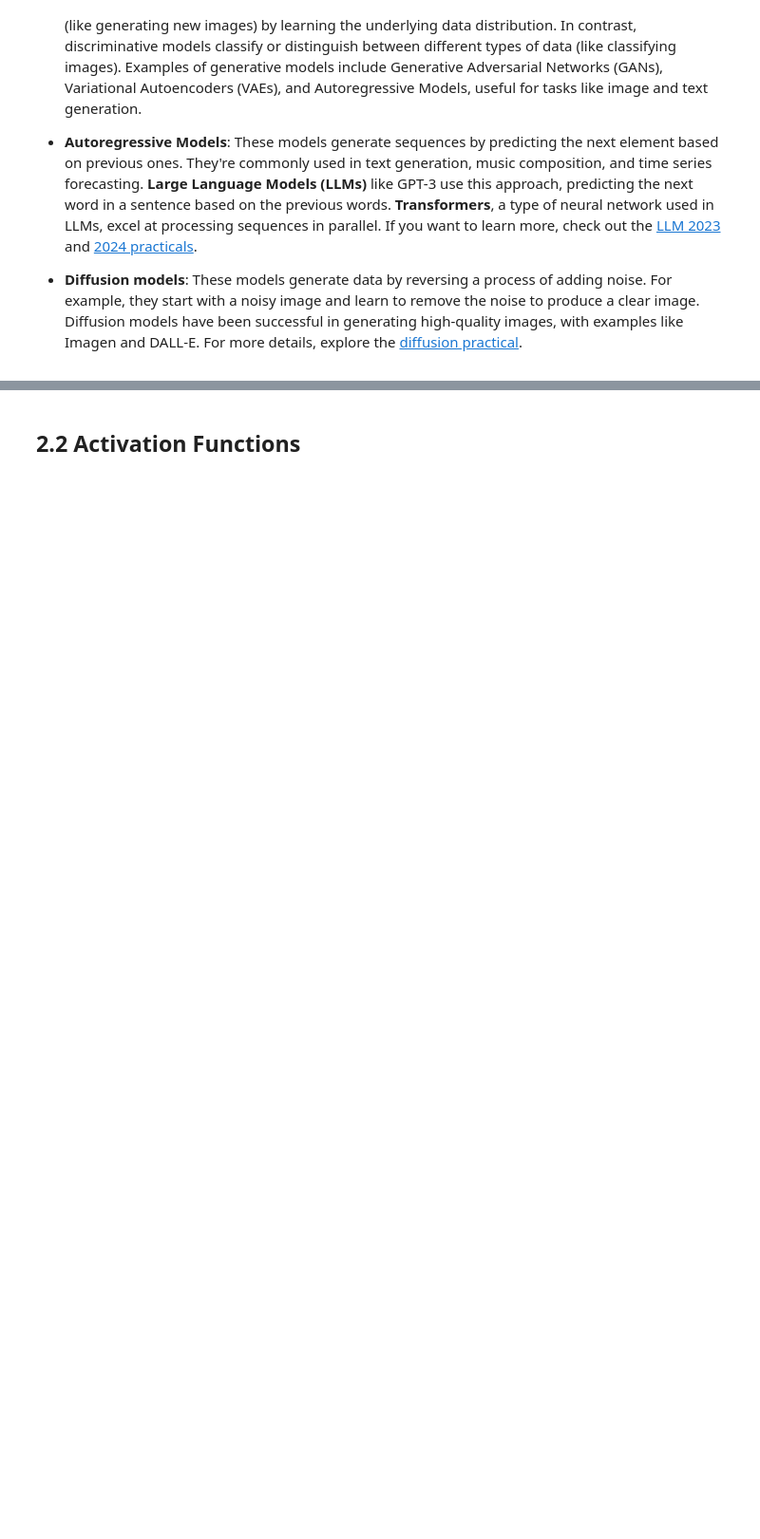
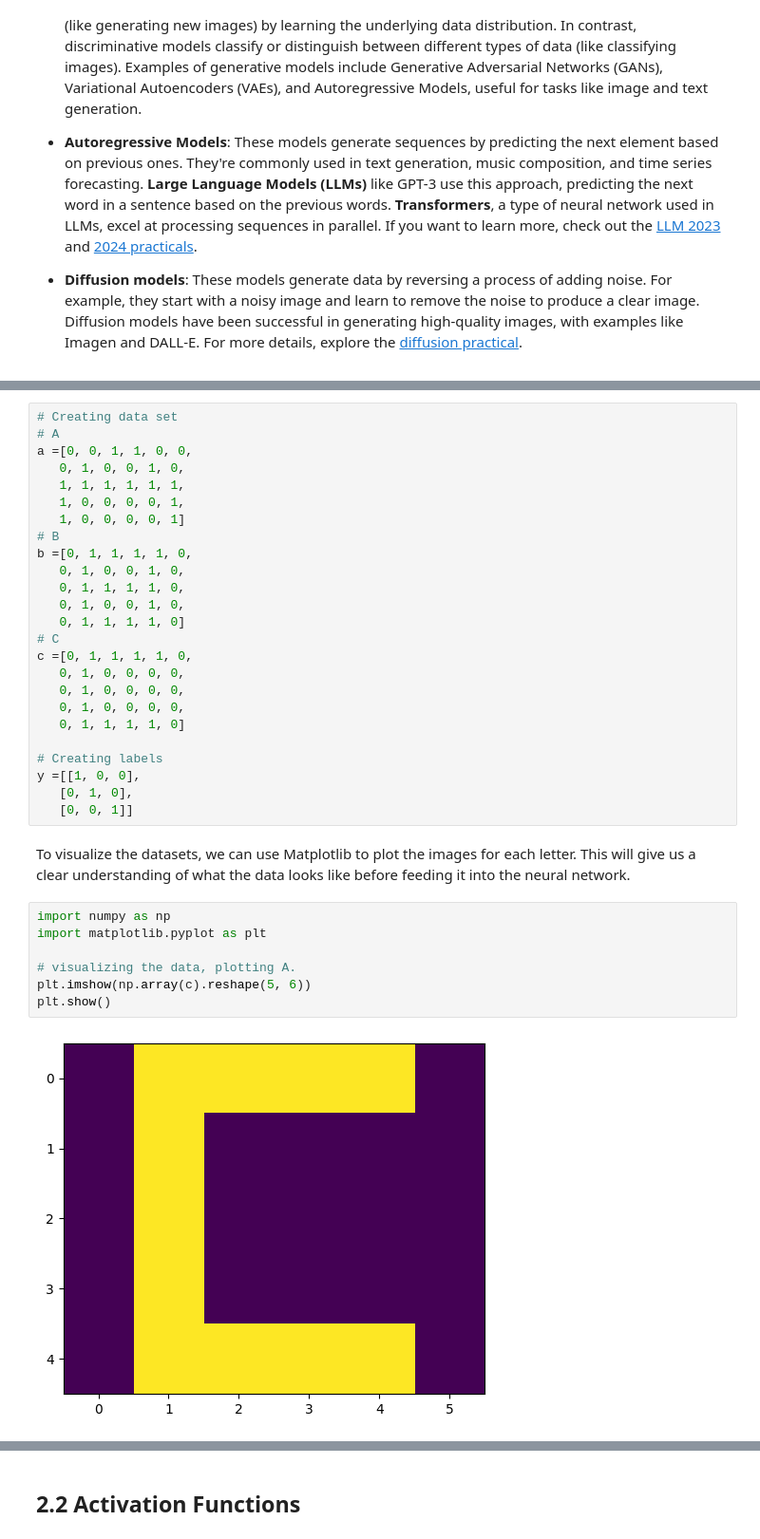
Before and after one commit to deep-learning-indaba/indaba-pracs-2025, a Jupyter notebook: Introduction_to_Deep_Learning.ipynb, the cells around one changed output, grey strips where cells are left out. Shown at 95% size. Drawn from its saved outputs; the diff is of its cells as text; folded sections open; blank space fills up the shorter version.

Commit message:
chore: first draft with a NN using numpy

```diff
--- a/Introduction_to_Deep_Learning.ipynb
+++ b/Introduction_to_Deep_Learning.ipynb
@@ -419,0 +470,36 @@ TODO: Describe MLP architeture and its components
+# %%
+# Creating data set
+# A
+a =[0, 0, 1, 1, 0, 0,
+   0, 1, 0, 0, 1, 0,
+   1, 1, 1, 1, 1, 1,
+   1, 0, 0, 0, 0, 1,
+   1, 0, 0, 0, 0, 1]
+# B
+b =[0, 1, 1, 1, 1, 0,
+   0, 1, 0, 0, 1, 0,
+   0, 1, 1, 1, 1, 0,
+   0, 1, 0, 0, 1, 0,
+   0, 1, 1, 1, 1, 0]
+# C
+c =[0, 1, 1, 1, 1, 0,
+   0, 1, 0, 0, 0, 0,
+   0, 1, 0, 0, 0, 0,
+   0, 1, 0, 0, 0, 0,
+   0, 1, 1, 1, 1, 0]
+
+# Creating labels
+y =[[1, 0, 0],
+   [0, 1, 0],
+   [0, 0, 1]]
+# %% [markdown]
+To visualize the datasets, we can use Matplotlib to plot the images for each letter. This will give us a clear understanding of what the data looks like before feeding it into the neural network.
+# %%
+import numpy as np
+import matplotlib.pyplot as plt
+
+# visualizing the data, plotting A.
+plt.imshow(np.array(c).reshape(5, 6))
+plt.show()
+# %% [output]
+[figure, added]
```
Also changed, not shown: parts of 24 cells of this notebook.
